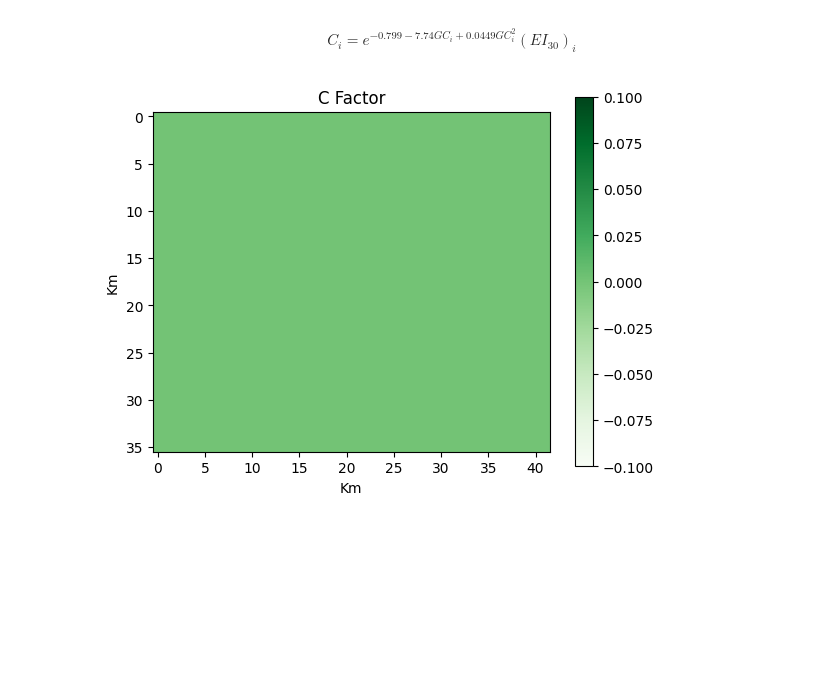
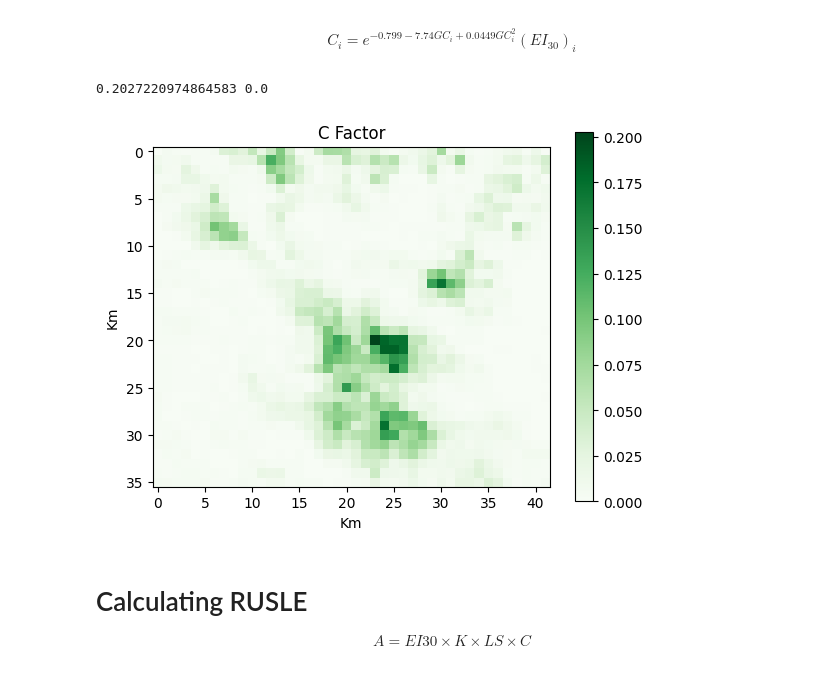
Before and after one commit to nfonseka/eSoil, a Jupyter notebook: soilErosion.ipynb, the cells around one changed output. Saved outputs shown, nothing was run; the diff lists cells and outputs as text; code cells hidden in the pictures; blank space fills up the shorter version.

Commit message:
Calculated RUSLE

```diff
--- a/soilErosion.ipynb
+++ b/soilErosion.ipynb
@@ -244,7 +358,11 @@ NPV = 0.82\frac{(R_{SWIR} - R_{red})}{(R_{SWIR} + R_{red})} + 0.0753
 $$
 # %%
 # Get the bands
-swir = ee.ImageCollection("LANDSAT/LC08/C02/T1_L2").filterDate(date_from, date_to).select('SR_B6').filterBounds(aoi).mean()
+swir = dataset.select('SR_B6').mean().clip(aoi)
+# NPV
+A = swir.subtract(red).divide(swir.add(red))
+NPV = ee.Image(0.82).multiply(A).add(ee.Image(0.0753))
 
-# NPV
-NPV = ee.Image(0.82).multiply(swir.subtract(red)).divide(swir.add(red)).add(ee.Image(0.0753))
+NPV_array = geemap.ee_to_numpy(NPV, region=aoi, scale=1000)
+plt.imshow(NPV_array, cmap='Greens')
+plt.colorbar()
@@ -261,27 +388,30 @@ C_i = e^{-0.799-7.74GC_i+0.0449GC_i^2}(EI_{30})_i
 $$
 # %%
 # C Factor
-C = GC.expression(
-    'exp(-0.799 - 7.74 * GC + 0.0449 * GC * GC) * EI30',
-    {
-        'GC': GC,
-        'EI30': EI30
-    }
-)
+A = ee.Image(-0.799).subtract(ee.Image(7.74).multiply(GC)).add(ee.Image(0.0449).multiply(GC.pow(2)))
+B = A.exp()
+C = B.multiply(EI30)
 
-C_array = geemap.ee_to_numpy(C, region=aoi, scale=1000)
+
+C_array = geemap.ee_to_numpy(B, region=aoi, scale=1000)
 
 Map = geemap.Map()
 Map.centerObject(aoi, 10)
 Map.addLayer(C, {'min': 0, 'max': 1}, 'C Factor')
 Map.to_html('maps/c_factor.html')
 
 plt.title("C Factor")
 plt.xlabel("Km")
 plt.ylabel("Km")
 plt.imshow(C_array, cmap='Greens')
 plt.colorbar()
 plt.savefig('images/c_factor.png')
 plt.show()
 # %% [output]
+0.2027220974864583 0.0
-[figure, old version]
+[figure, new version]
+# %% [markdown]
+# Calculating RUSLE
+$$
+A = EI30 \times K \times LS \times C
+$$
```
Also changed, not shown: parts of 13 cells of this notebook, 10 other files.
